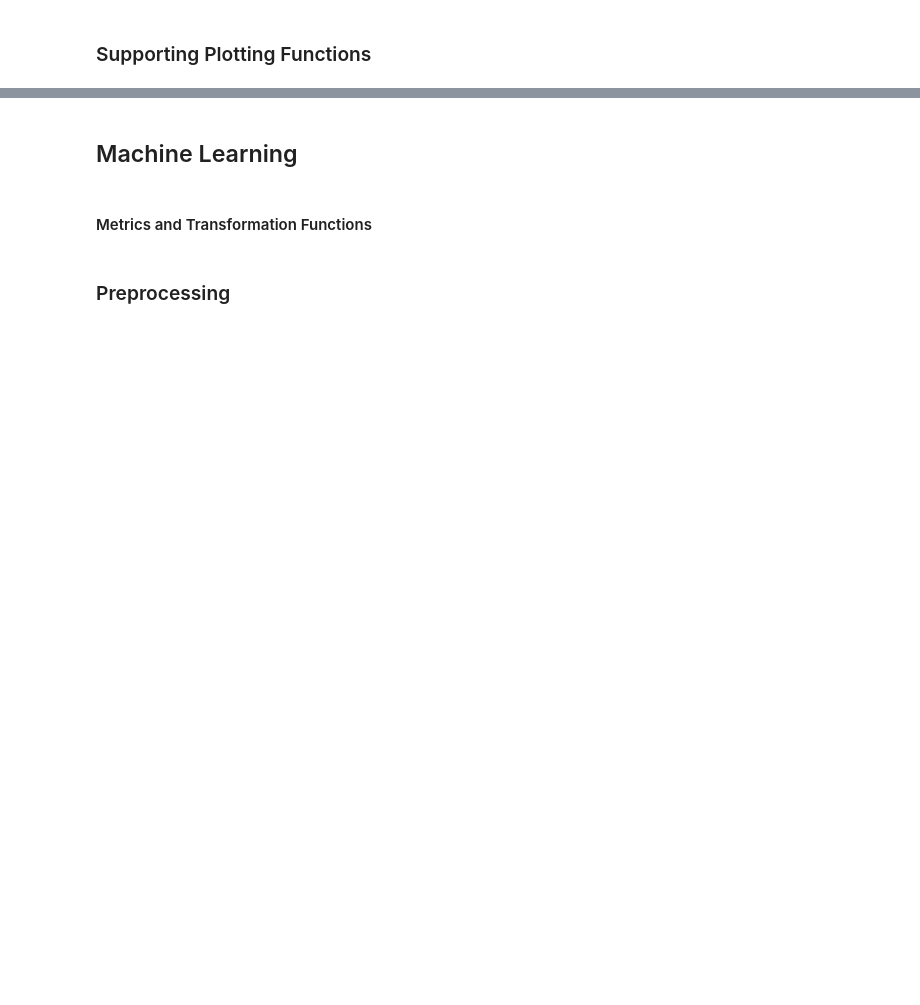
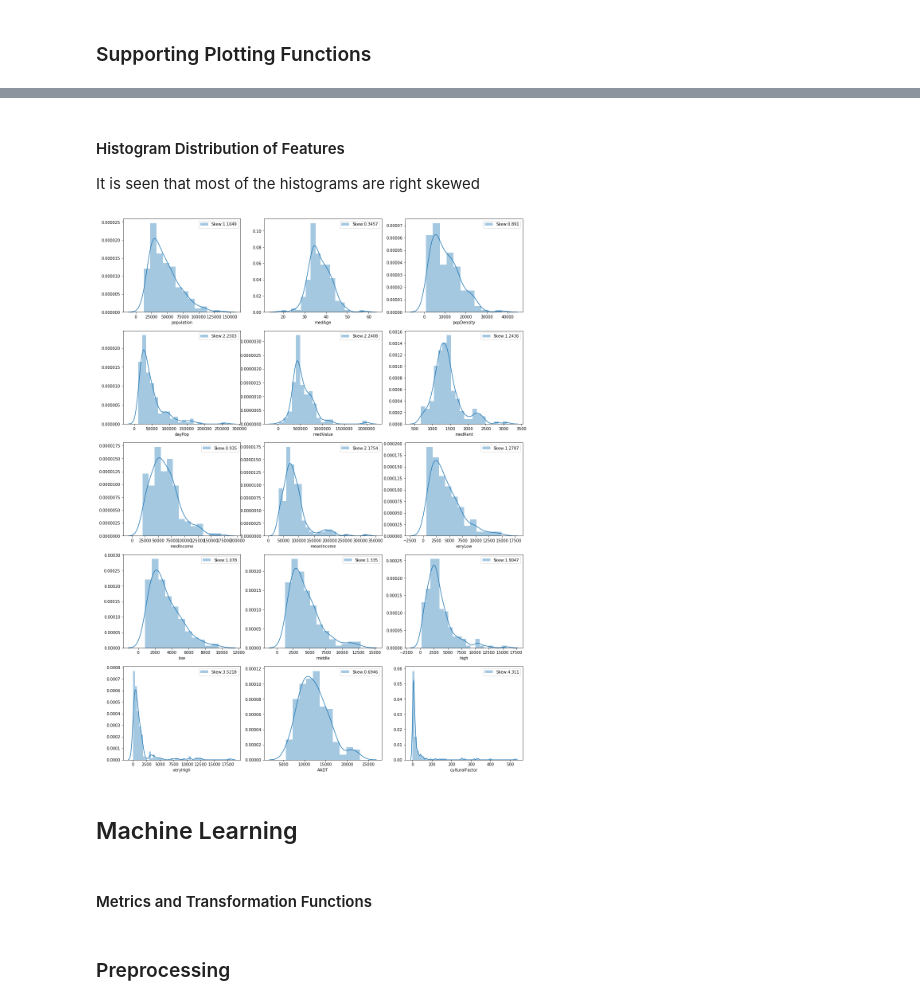
Before and after one commit to gokulmuthiah/Coursera_Capstone, a Jupyter notebook: 4.Capstone-Data-Analysis.ipynb, the cells around one changed output, grey strips where cells are left out. Saved outputs shown, nothing was run; the diff lists cells and outputs as text; code cells hidden in the pictures; blank space fills up the shorter version.

```diff
--- a/4.Capstone-Data-Analysis.ipynb
+++ b/4.Capstone-Data-Analysis.ipynb
@@ -315,3 +256,10 @@ best
+# %% [markdown]
+#### Histogram Distribution of Features
+It is seen that most of the histograms are right skewed
+# %%
+univariatePlots(features)
+# %% [output]
+[figure, added]
 # %% [markdown]
 ## Machine Learning
 # %%
```
Also changed, not shown: parts of 90 cells of this notebook, 7 other files.
